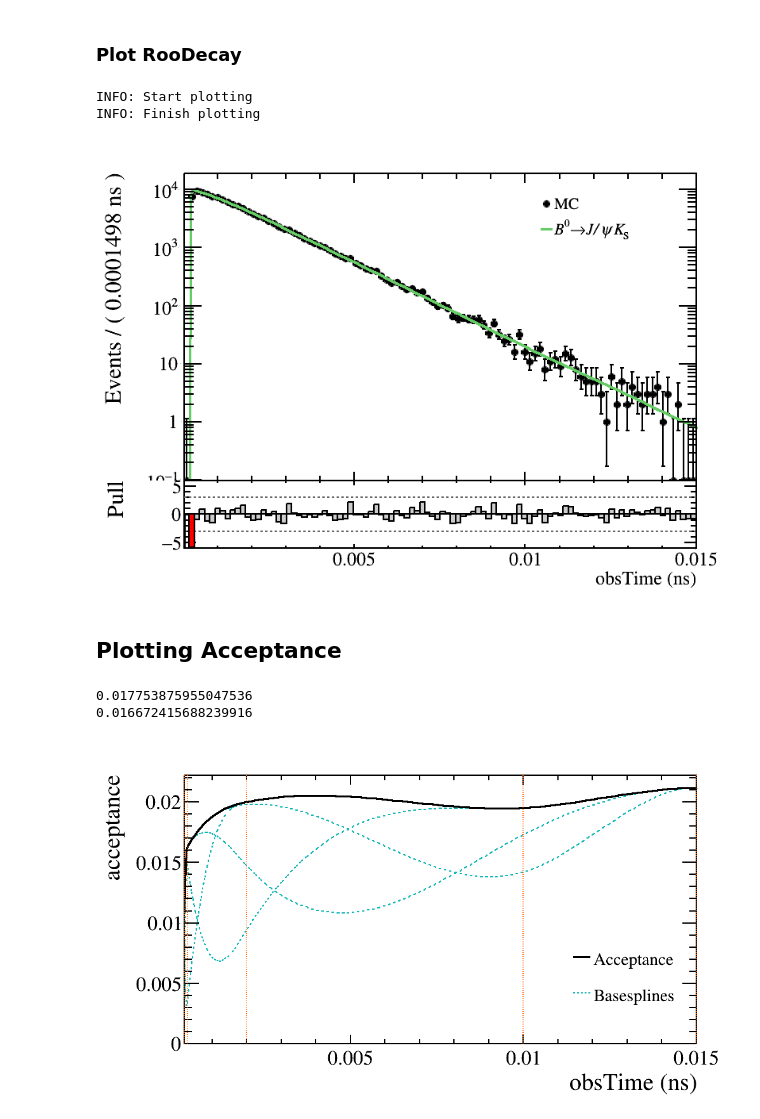
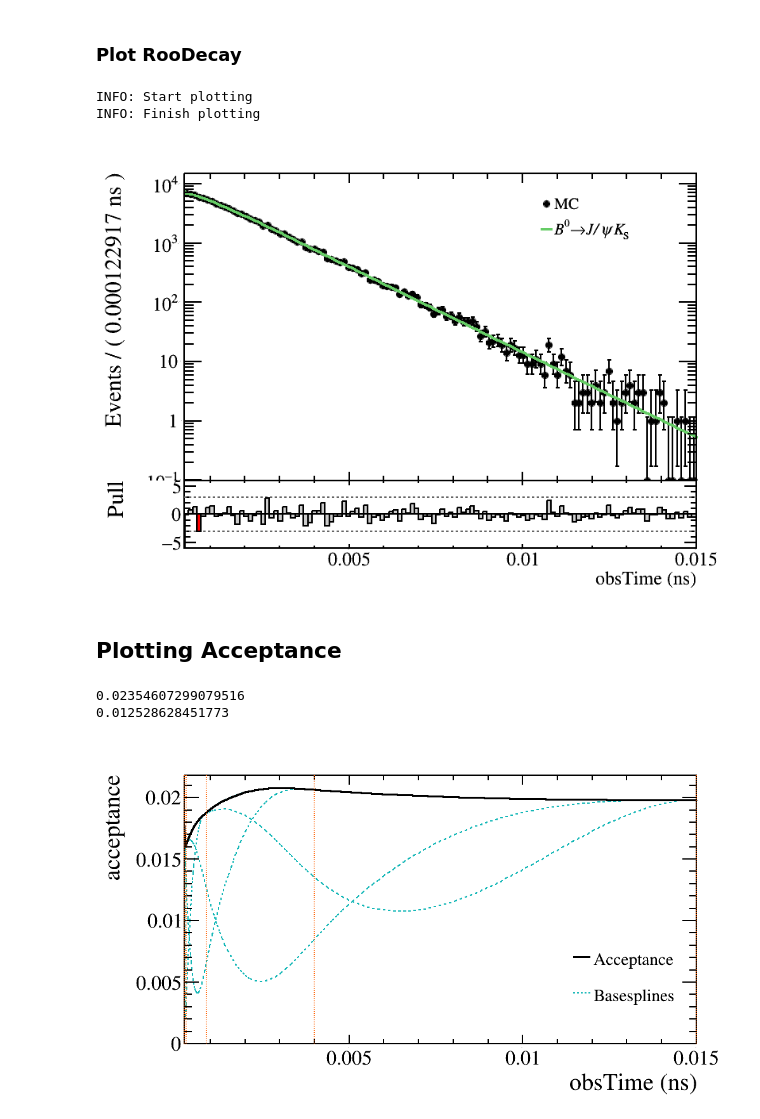
Before and after one commit to chasenberg/Masterthesis, a Jupyter notebook: notebooks/decaytime_studies/acceptance/acceptance_JpsiKS_mc.ipynb, the cells around one changed output. Drawn from its saved outputs; the diff is of its cells as text; code cells hidden in the pictures.

```diff
--- a/notebooks/decaytime_studies/acceptance/acceptance_JpsiKS_mc.ipynb
+++ b/notebooks/decaytime_studies/acceptance/acceptance_JpsiKS_mc.ipynb
@@ -55,7 +55,7 @@ ROOT.SetOwnership(dataset_file, False)
 dataset_tree = dataset_file.Get(dataset_tree_name)
 ROOT.SetOwnership(dataset_tree, False)
 # %%
-obsTime     = RooRealVar('B0_FitPVConst_tau_flat', 'obsTime', 0,0.0002, 0.015, 'ns')
+obsTime     = RooRealVar('B0_FitPVConst_tau_flat', 'obsTime', 0,0.00025, 0.015, 'ns')
 obsTimeErr = RooRealVar("B0_FitPVConst_tauErr_flat", "obsTimeErr", 0,-0.001,0.001, "ns")
 idxPV = RooRealVar("idxPV", "idxPV", 0,0,0)
 B0_FitPVConst_MinIPCHI2anyPV_flat = RooRealVar('B0_FitPVConst_MinIPCHI2anyPV_flat','B0_FitPVConst_MinIPCHI2anyPV_flat',6,1000000000000000000000)
@@ -68,7 +68,7 @@ ROOT.SetOwnership(obsTimeErr, False)
 data = ROOT.TFile(dataset_file_name)
 tree_data = data.Get('Bd2JpsiKS')
 tree_data.GetEntries()
-ntupleVarSet =  RooArgSet(obsTime,obsTimeErr)#,B0_FitPVConst_MinIPCHI2anyPV_flat)#,idxPV)
+ntupleVarSet =  RooArgSet(obsTime,obsTimeErr,idxPV)
 data = RooDataSet('data','data',tree_data,ntupleVarSet)
 ROOT.SetOwnership(data,False)
 
@@ -126,9 +126,10 @@ from ROOT import std
 knots = std.vector("double")(5)
 knots[0]=(obsTime.getMin()) # 0.0
 knots[1]=(0.0003)
-knots[2]=(0.002)
+knots[2]=(0.0009)
 #knots[3]=(0.0007)
-knots[3]=(0.01)
+knots[3]=(0.004)
+#knots[3]=(0.0011)
 #knots[5]=(0.013)
 knots[4]=(obsTime.getMax()) # 18.0
 # %%
@@ -144,7 +145,7 @@ ROOT.SetOwnership(knotlist, False)
 for i in range(0,len(knots)+1): # len(knots)+2
     binname = "parTimeAccCSpline" + str(i)
     bintitle = "h_{" + str(i) + "}"
-    var = RooRealVar(binname, bintitle,0.1*i,2)
+    var = RooRealVar(binname, bintitle,0.01*i,3)
     print(var.getVal())
     #print(str(var.GetName()))
     ROOT.SetOwnership(var, False)
@@ -387,35 +388,35 @@ ROOT.SetOwnership(decay_set, False)
 canvas = TCanvas('canvas', 'canvas', 1000, 600)
 ROOT.SetOwnership(canvas, False)
 
-plot_frame = obsTime.frame(ROOT.RooFit.Range(0.00002, 0.015), ROOT.RooFit.Bins(100))
+plot_frame = obsTime.frame(ROOT.RooFit.Range(0.00025, 0.015), ROOT.RooFit.Bins(120))
 #plot_frame.SetMinimum(-100)
 
 ROOT.SetOwnership(plot_frame, False)
 
 data.plotOn(plot_frame, ROOT.RooFit.Name('data'))
 pdfDecayTime.plotOn(plot_frame, RooFit.ProjWData(RooArgSet(obsTimeErr), data, True), RooFit.LineColor(410), ROOT.RooFit.Name('decay_fit'))
 
 ### Add additional informations to the plot
 text_size = 0.05
 # Create TLegend
 legend = ROOT.TLegend(0.7, 0.7, 0.80, 0.85)
 #legend = ROOT.TLegend(0.7, 0.30, 0.80, 0.5)
 ROOT.SetOwnership(plot_frame, False)
 legend.AddEntry(plot_frame.findObject('data'), 'MC', 'p')
 legend.AddEntry(plot_frame.findObject('decay_fit'), '#it{B}^{0}#rightarrow#it{J/#psi}#it{K}_{#kern[-0.3]{S}}', 'l')
 legend.SetTextSize(text_size)
 
 plot_frame.GetYaxis().SetRangeUser(0.1, plot_frame.GetMaximum()*1.2)
 
 # Plot pulls
 plotname = 'decaytime_mc'
 can,_ = plot_pulls(plotname, plot_frame, drawables=[legend], save_path= subdir + '/plots/', logy=True)
 print('INFO: Finish plotting', flush=True)
 can
 # %% [output]
 INFO: Start plotting
 INFO: Finish plotting
-[figure, old version]
+[figure, new version]
 # %% [markdown]
 ## Plotting Acceptance
 # %%
@@ -462,8 +463,8 @@ scale_bin = (time_max-time_min)/nbins
 scale = (1/acc_int.getVal())*scale_bin
 print(scale)
 # %% [output]
-0.017753875955047536
-0.016672415688239916
+0.02354607299079516
+0.012528628451773
 # %%
 from ROOT import TLine
 from ROOT import TLegend
@@ -513,6 +514,6 @@ legend.Draw()
 canvas_scaled.SaveAs('/home/chasenberg/plots/acceptance/acceptance_mc.pdf')
 canvas_scaled
 # %% [output]
-[figure, old version]
+[figure, new version]
 # %%
 canvas_scaled.SaveAs(subdir + '/plots/'+'acceptance.pdf')
```
Also changed, not shown: parts of 3 cells of this notebook.
